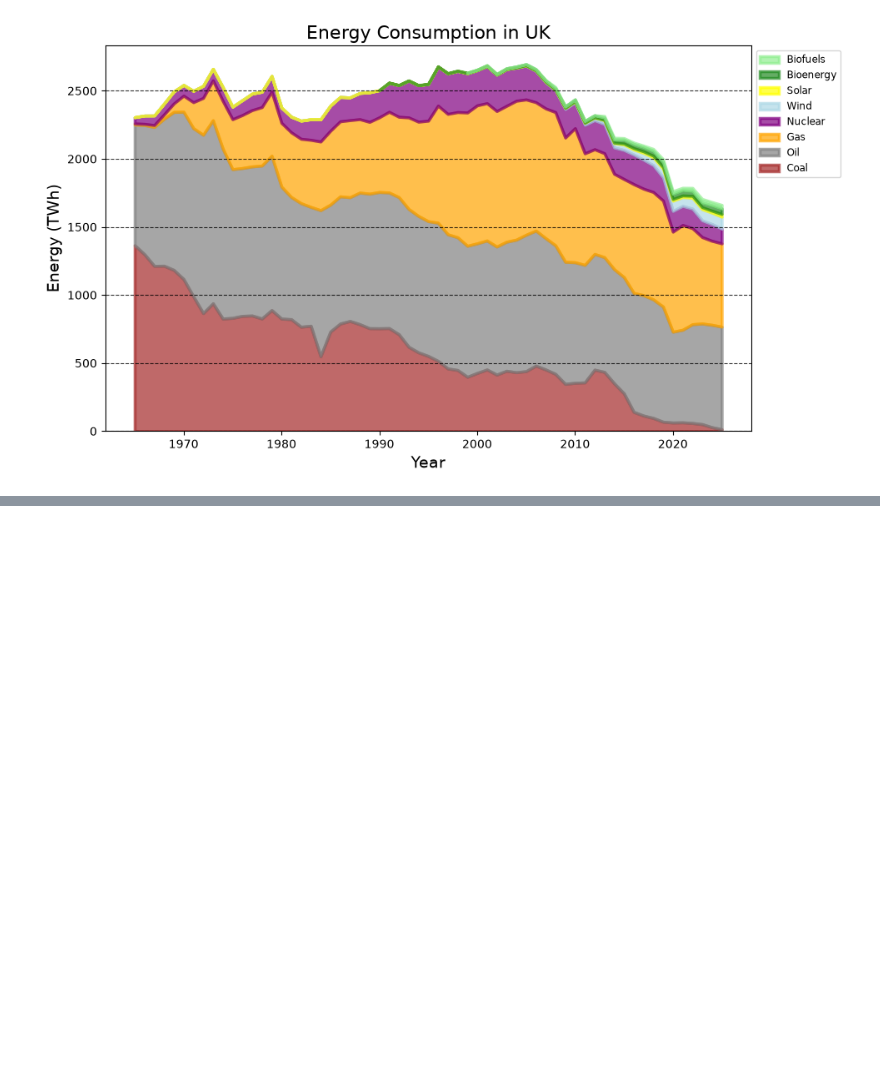
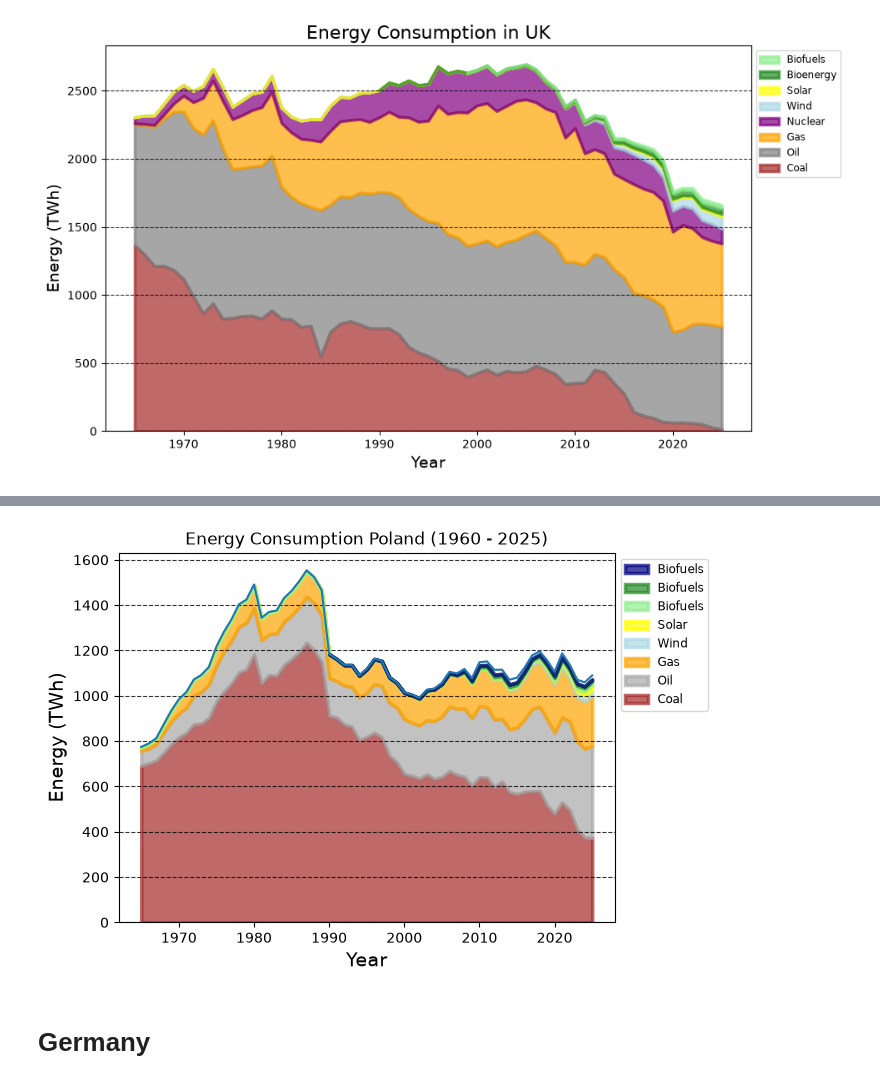
Before and after one commit to Oyvind-Aas/Electricity_and_Energy, a Jupyter notebook: owid_energy.ipynb, the cells around one changed output, grey strips where cells are left out. Drawn from its saved outputs; the diff is of its cells as text; code cells hidden in the pictures; blank space fills up the shorter version.

```diff
--- a/owid_energy.ipynb
+++ b/owid_energy.ipynb
@@ -134,0 +176,42 @@ plt.plot(uk_years, nuclear, linestyle='-', color='lightgreen', label='Biofuels',
+# %%
+poland = df[df['country'] == 'Poland']
+poland_years = poland['year']
+
+total_energy = poland['total_energy_twh']
+
+# Bioenergy and nuclear
+bioenergy = poland['bioenergy_electricity_twh']
+biofuels = poland['biofuels_energy_twh']
+nuclear = poland['nuclear_energy_twh']
+
+# Fossil energy
+coal = poland['coal_energy_twh']
+gas = poland['gas_energy_twh']
+oil = poland['oil_energy_twh']
+
+# Renewable energy
+hydro = poland['hydro_energy_twh']
+solar = poland['solar_energy_twh']
+wind = poland['wind_energy_twh']
+# %%
+plt.Figure(figsize=(10, 6))
+#plt.plot(poland_years, total_energy)
+plt.fill_between(poland_years, coal, 0,  color='brown', label='Coal', linewidth=2.5, alpha=0.7)
+plt.fill_between(poland_years, oil + coal, coal, color='darkgrey', label='Oil', linewidth=2.5, alpha = 0.7)
+plt.fill_between(poland_years, gas + oil + coal, oil + coal, color='orange', label='Gas', linewidth=2.5, alpha = 0.7)
+plt.fill_between(poland_years, wind + gas + oil + coal, gas + oil + coal, color='lightblue', label='Wind', linewidth=2.5, alpha = 0.7)
+plt.fill_between(poland_years, solar + wind + gas + oil + coal, wind + gas + oil + coal, color='yellow', label='Solar', linewidth=2.5, alpha = 0.7)
+plt.fill_between(poland_years, biofuels + solar + wind + gas + oil + coal, solar + wind + gas + oil + coal, color='lightgreen', label='Biofuels', linewidth=2.5, alpha = 0.7)
+plt.fill_between(poland_years, bioenergy + biofuels + solar + wind + gas + oil + coal, biofuels + solar + wind + gas + oil + coal, color='forestgreen', label='Biofuels', linewidth=2.5, alpha = 0.7)
+plt.fill_between(poland_years, hydro + bioenergy + biofuels + solar + wind + gas + oil + coal, bioenergy + biofuels + solar + wind + gas + oil + coal, color='navy', label='Biofuels', linewidth=2.5, alpha = 0.7)
+
+plt.title('Energy Consumption Poland (1960 - 2025)')
+plt.xlabel('Year', fontsize=14)
+plt.ylabel('Energy (TWh)', fontsize=14)
+plt.ylim(bottom=0)
+plt.legend(fontsize='small', loc='upper left', bbox_to_anchor=(1, 1), reverse=True)
+plt.grid(axis='y', linestyle='--', alpha=0.8, color ='black')
+# %% [output]
+[figure, added]
+# %% [markdown]
+# Germany
```
Also changed, not shown: parts of 13 cells of this notebook.
